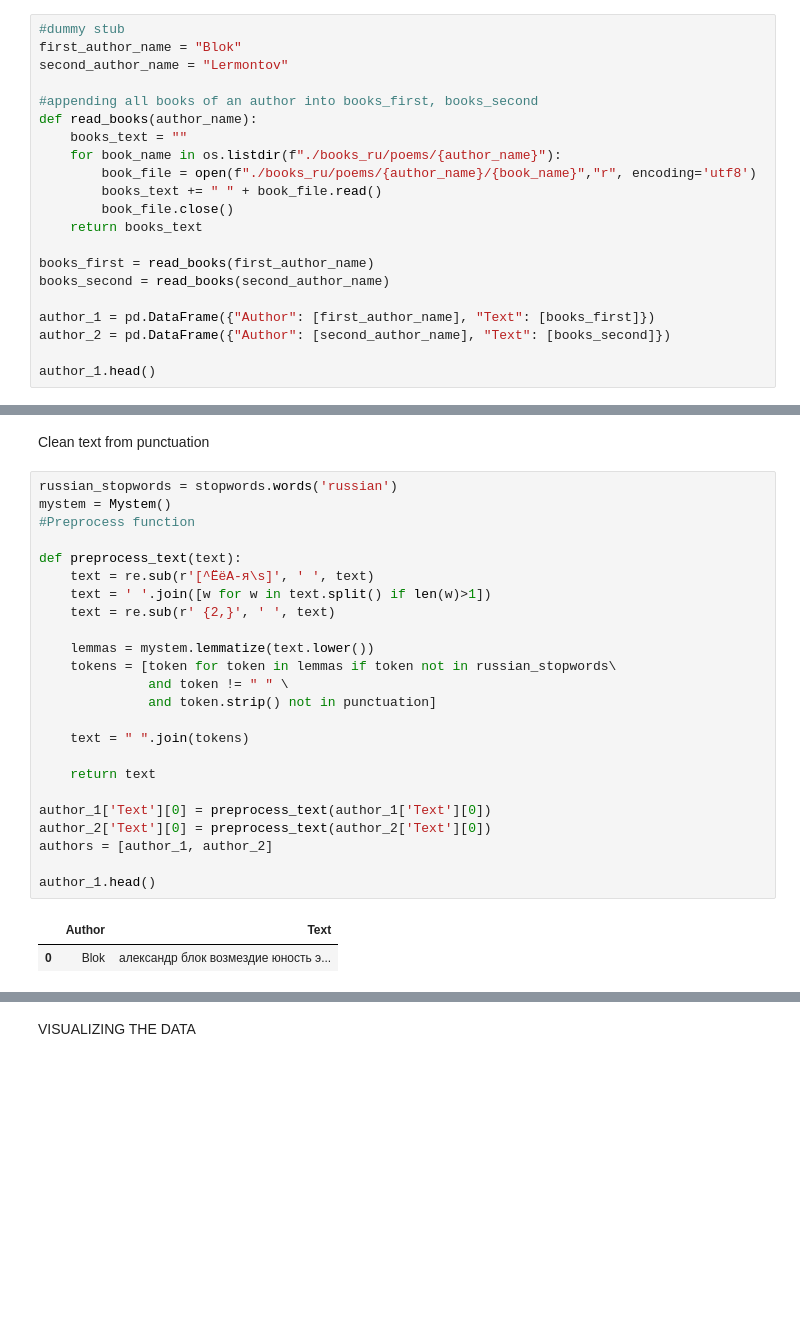
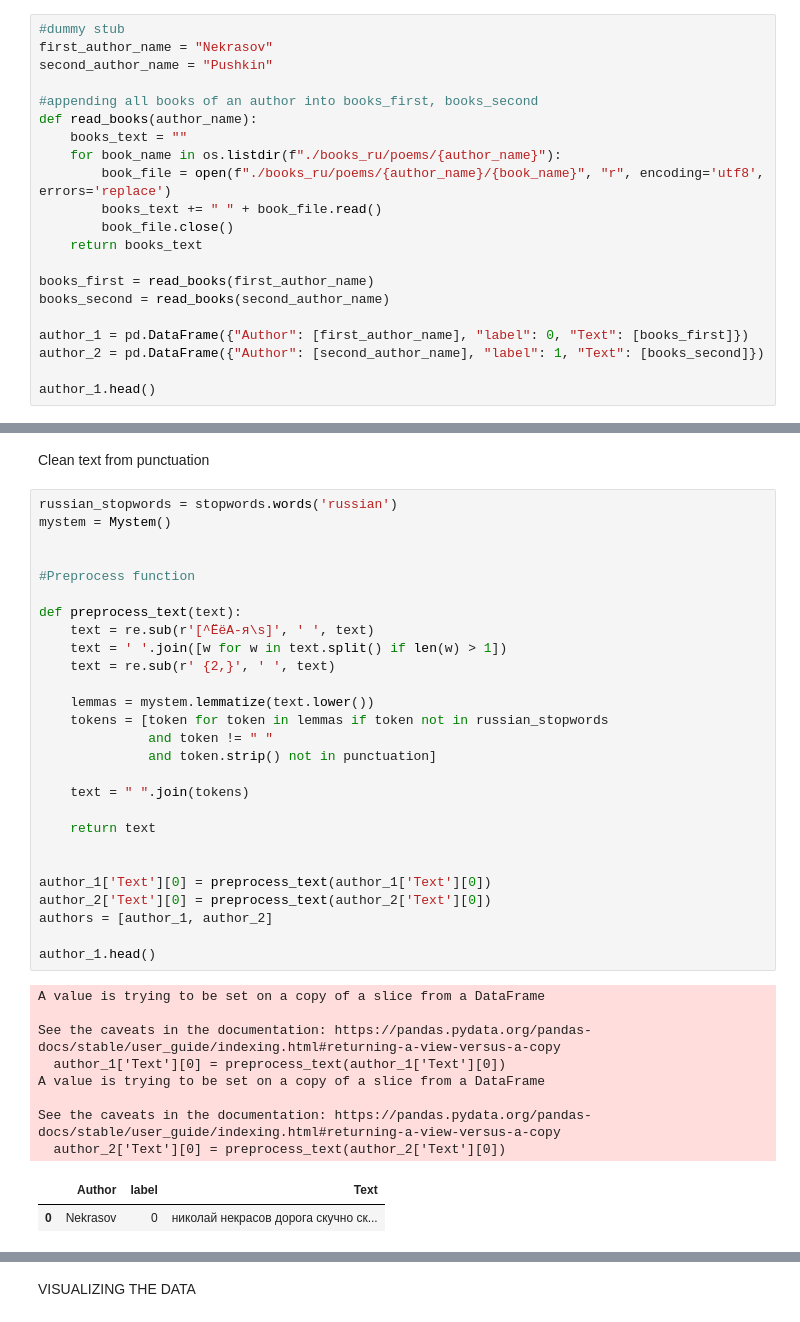
Before and after one commit to kmaltcev/NLP-BiLSTM-model, a Jupyter notebook: CNN_BiLSTM.ipynb, the cells around one changed output, grey strips where cells are left out. Drawn from its saved outputs; the diff is of its cells as text; blank space fills up the shorter version.

```diff
--- a/CNN_BiLSTM.ipynb
+++ b/CNN_BiLSTM.ipynb
@@ -30,14 +35,14 @@ True
 Read books
 # %%
 #dummy stub
-first_author_name = "Blok"
-second_author_name = "Lermontov"
+first_author_name = "Nekrasov"
+second_author_name = "Pushkin"
 
 #appending all books of an author into books_first, books_second
 def read_books(author_name):
     books_text = ""
     for book_name in os.listdir(f"./books_ru/poems/{author_name}"):
-        book_file = open(f"./books_ru/poems/{author_name}/{book_name}","r", encoding='utf8')
+        book_file = open(f"./books_ru/poems/{author_name}/{book_name}", "r", encoding='utf8', errors='replace')
         books_text += " " + book_file.read()
         book_file.close()
     return books_text
@@ -45,8 +50,8 @@ def read_books(author_name):
 books_first = read_books(first_author_name)
 books_second = read_books(second_author_name)
 
-author_1 = pd.DataFrame({"Author": [first_author_name], "Text": [books_first]})
-author_2 = pd.DataFrame({"Author": [second_author_name], "Text": [books_second]})
+author_1 = pd.DataFrame({"Author": [first_author_name], "label": 0, "Text": [books_first]})
+author_2 = pd.DataFrame({"Author": [second_author_name], "label": 1, "Text": [books_second]})
 
 author_1.head()
 # %% [output]
@@ -62,30 +67,41 @@ Clean text from punctuation
 # %%
 russian_stopwords = stopwords.words('russian')
 mystem = Mystem()
+
+
 #Preprocess function
 
 def preprocess_text(text):
     text = re.sub(r'[^ЁёА-я\s]', ' ', text)
-    text = ' '.join([w for w in text.split() if len(w)>1])
+    text = ' '.join([w for w in text.split() if len(w) > 1])
     text = re.sub(r' {2,}', ' ', text)
 
     lemmas = mystem.lemmatize(text.lower())
-    tokens = [token for token in lemmas if token not in russian_stopwords\
-              and token != " " \
+    tokens = [token for token in lemmas if token not in russian_stopwords
+              and token != " "
               and token.strip() not in punctuation]
 
     text = " ".join(tokens)
 
     return text
 
+
 author_1['Text'][0] = preprocess_text(author_1['Text'][0])
 author_2['Text'][0] = preprocess_text(author_2['Text'][0])
 authors = [author_1, author_2]
 
 author_1.head()
 # %% [output]
+A value is trying to be set on a copy of a slice from a DataFrame
+
+See the caveats in the documentation: https://pandas.pydata.org/pandas-docs/stable/user_guide/indexing.html#returning-a-view-versus-a-copy
+  author_1['Text'][0] = preprocess_text(author_1['Text'][0])
+A value is trying to be set on a copy of a slice from a DataFrame
+
+See the caveats in the documentation: https://pandas.pydata.org/pandas-docs/stable/user_guide/indexing.html#returning-a-view-versus-a-copy
+  author_2['Text'][0] = preprocess_text(author_2['Text'][0])
-|  | Author | Text |
-| 0 | Blok | александр блок возмездие юность э... |
+|  | Author | label | Text |
+| 0 | Nekrasov | 0 | николай некрасов дорога скучно ск... |
 # %%
 author_2.head()
 # %% [output]
```
Also changed, not shown: parts of 65 cells of this notebook, 3 other files.
